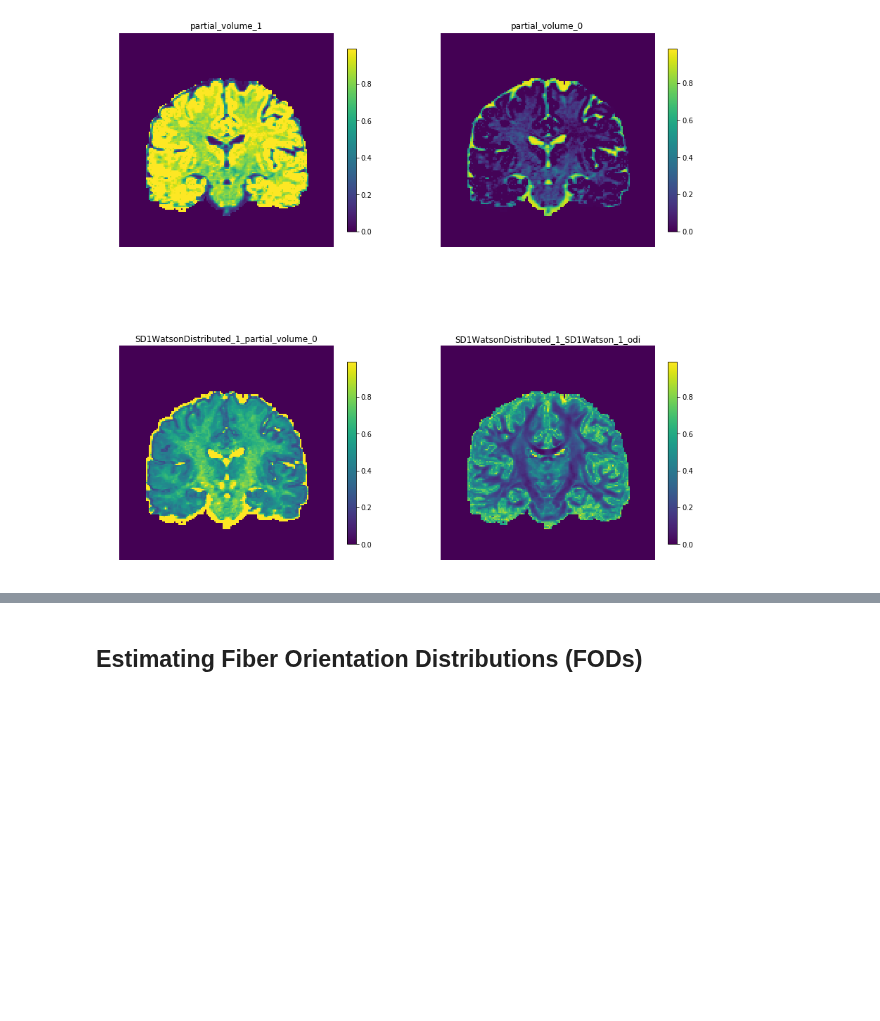
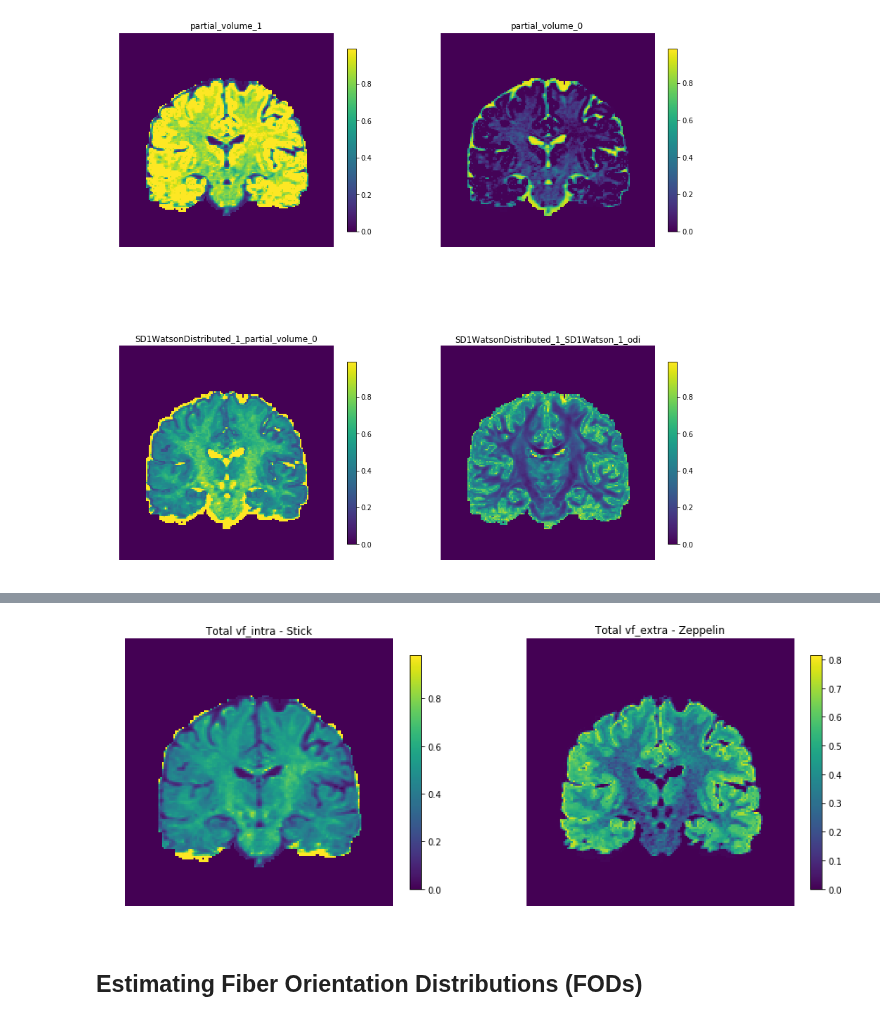
Before and after one commit to AthenaEPI/dmipy, a Jupyter notebook: examples/example_noddi_watson.ipynb, the cells around one changed output, grey strips where cells are left out. Cells and saved outputs as stored; diff of their text form; code cells hidden in the pictures; blank space fills up the shorter version.

```diff
--- a/examples/example_noddi_watson.ipynb
+++ b/examples/example_noddi_watson.ipynb
@@ -129,5 +131,24 @@ Above we see the familiar maps. Remember that partial_volume_0/1/2 represent fra
 
 In the bottom-right ODI map you can see that the concentration is highest in the corpus callosum and in coherent white matter bundles. Finally, the $\lambda_\parallel$ and $\lambda_{\textrm{iso}}$ maps are fixed to the values we gave them.
+# %%
+# get total Stick signal contribution
+vf_intra = (fitted_parameters['SD1WatsonDistributed_1_partial_volume_0'] *
+            fitted_parameters['partial_volume_1'])
+# get total Zeppelin signal contribution
+vf_extra = ((1 - fitted_parameters['SD1WatsonDistributed_1_partial_volume_0']) *
+            fitted_parameters['partial_volume_1'])
+fig, axs = plt.subplots(1, 2, figsize=[15, 7])
+axs = axs.ravel()
+
+counter = 0
+for name, values in zip(['Total vf_intra - Stick', 'Total vf_extra - Zeppelin'], [vf_intra, vf_extra]):
+    cf = axs[counter].imshow(values.squeeze().T, origin=True, interpolation='nearest')
+    axs[counter].set_axis_off()
+    axs[counter].set_title(name)
+    fig.colorbar(cf, ax=axs[counter], shrink=0.7)
+    counter += 1
+# %% [output]
+[figure, added]
 # %% [markdown]
 ## Estimating Fiber Orientation Distributions (FODs)
 # %% [markdown]
```
Also changed, not shown: parts of 7 cells of this notebook, 1 other file.
